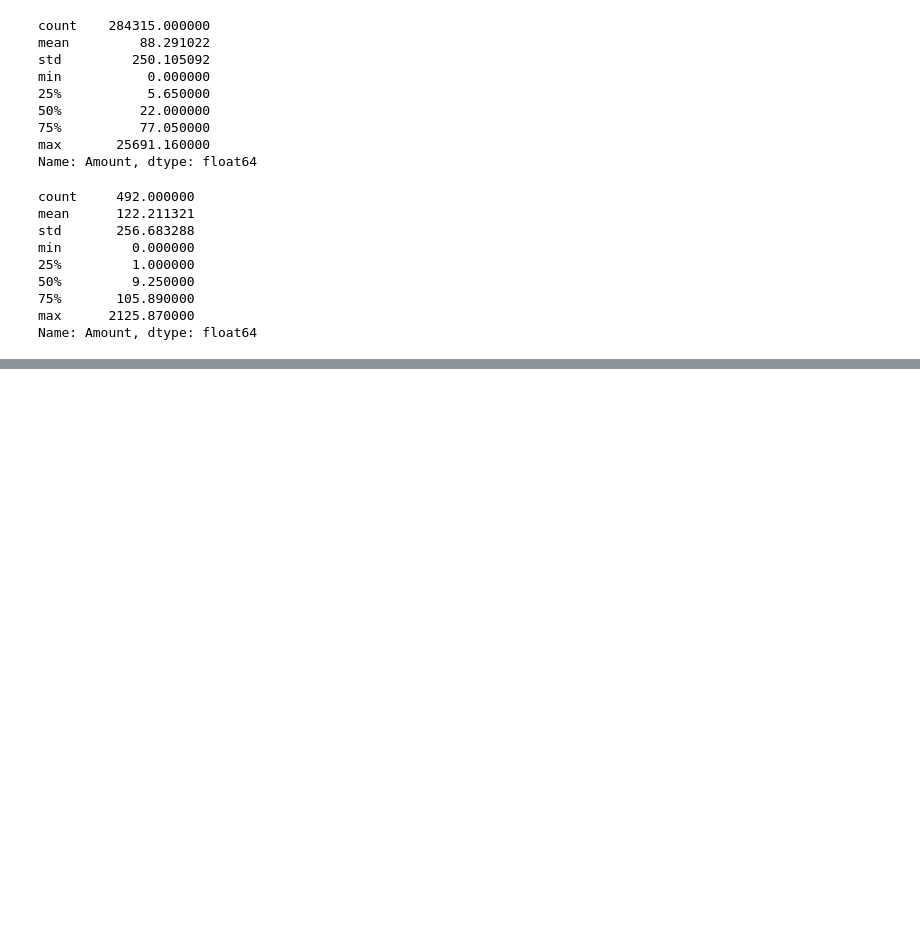
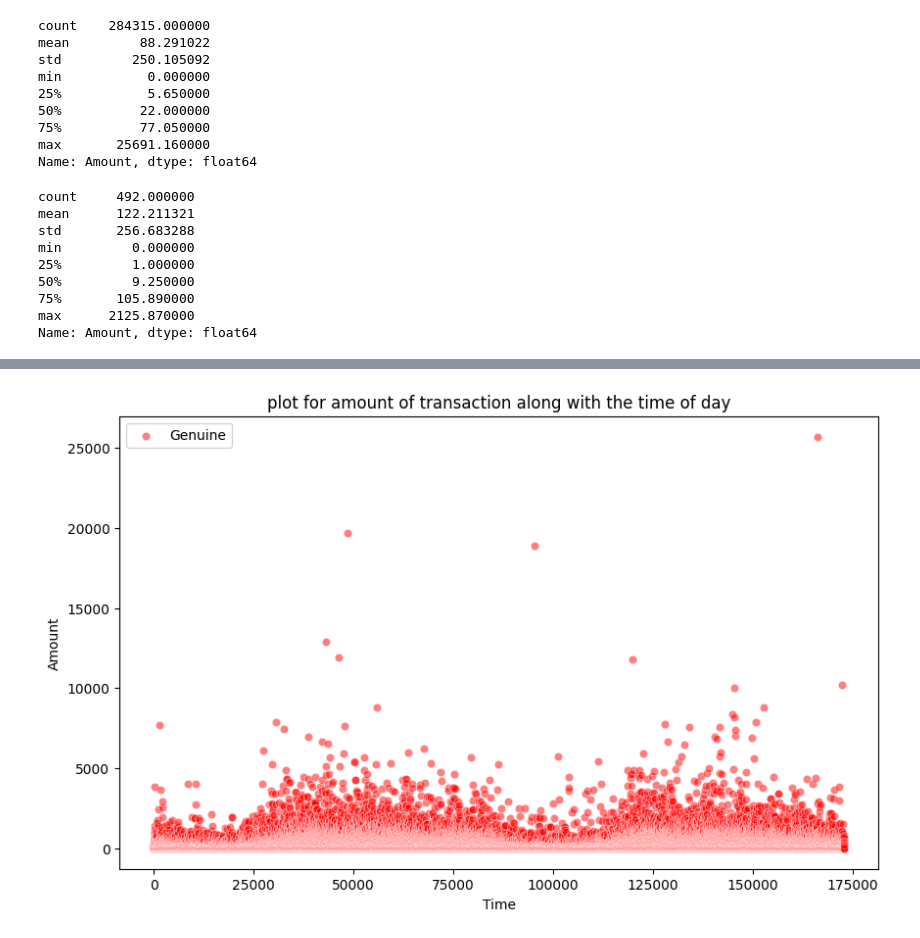
Before and after one commit to SuvitKumar003/Credit-Card-Fraud-Detection, a Jupyter notebook: code1.ipynb, the cells around one changed output, grey strips where cells are left out. Cells and saved outputs as stored; diff of their text form; code cells hidden in the pictures; blank space fills up the shorter version.

```diff
--- a/code1.ipynb
+++ b/code1.ipynb
@@ -293,0 +308,8 @@ Name: Amount, dtype: float64
+# %%
+plt.figure(figsize=(10,6))
+
+sns.scatterplot(x='Time',y='Amount',data=dataset[dataset['Class']==0],label='Genuine',color='red',alpha=0.5)
+plt.title('plot for amount of transaction along with the time of day')
+plt.show()
+# %% [output]
+[figure, added]
```
Also changed, not shown: parts of 3 cells of this notebook.
